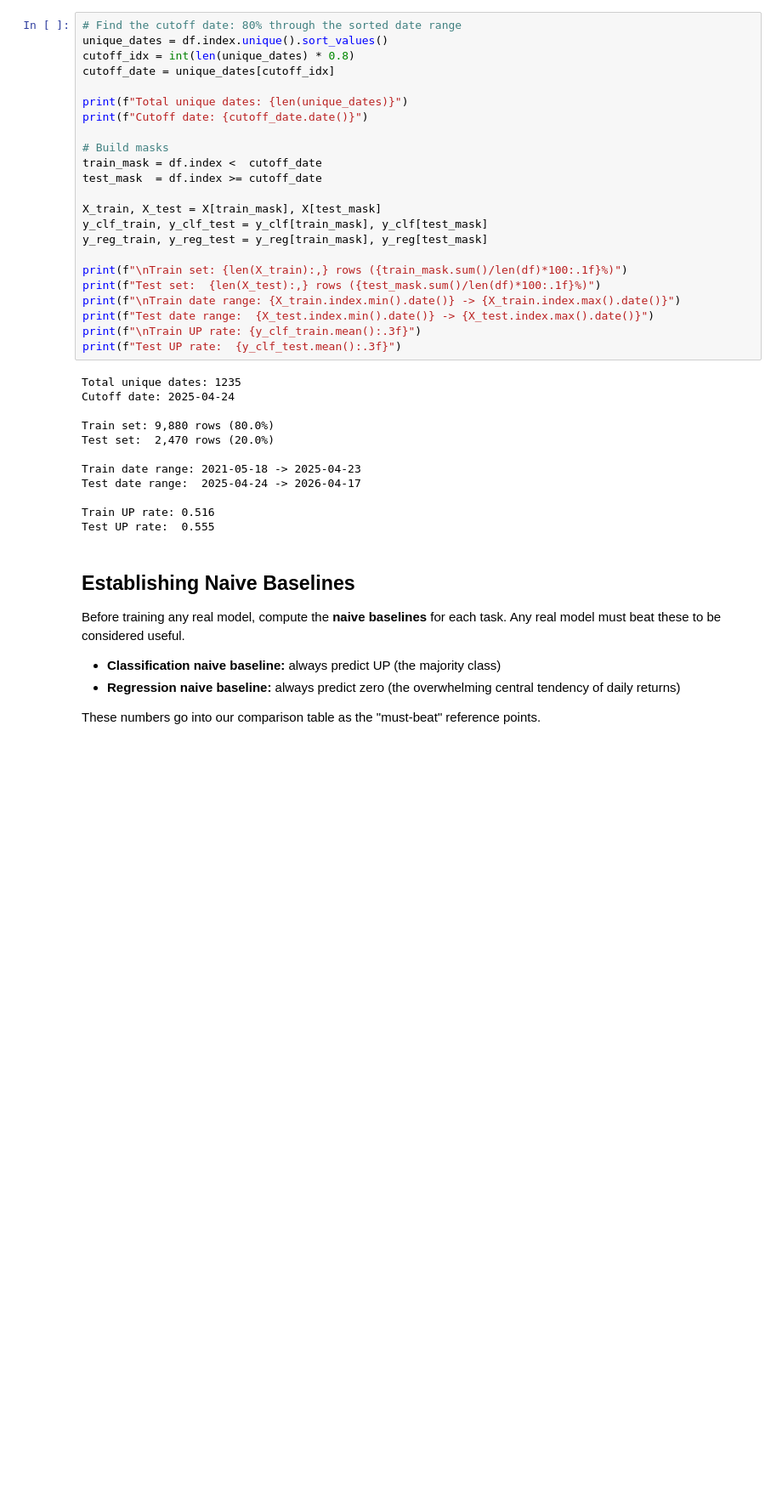
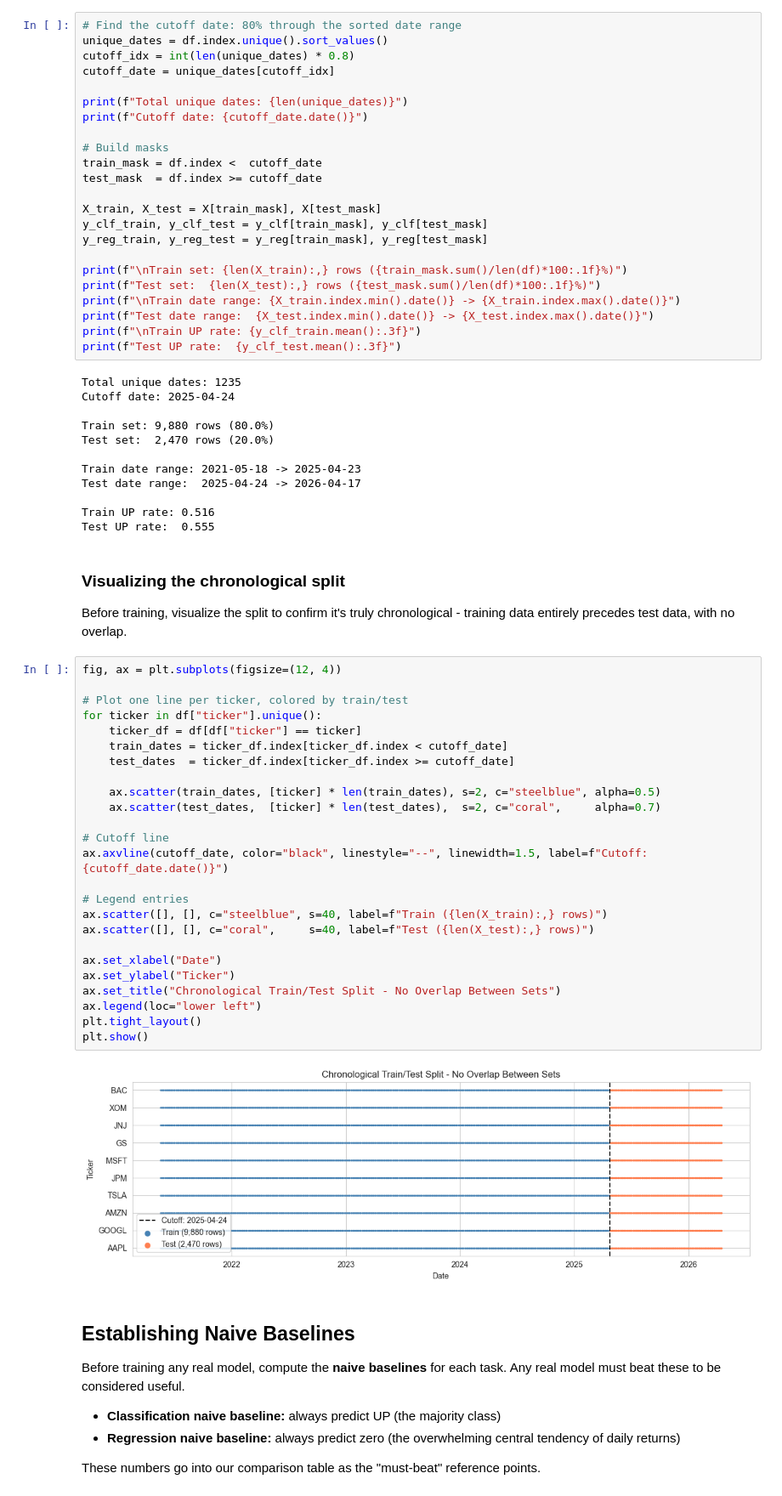
Before and after one commit to aasimsk98/NextTick, a Jupyter notebook: notebooks/02_baseline_models.ipynb, the cells around one changed output. Shown at 85% size. Drawn from its saved outputs; the diff is of its cells as text; blank space fills up the shorter version.

Commit message:
Phase 2: add visualizations + polish summary with final numbers

```diff
--- a/notebooks/02_baseline_models.ipynb
+++ b/notebooks/02_baseline_models.ipynb
@@ -158,6 +158,37 @@ Test date range:  2025-04-24 -> 2026-04-17
 
 Train UP rate: 0.516
 Test UP rate:  0.555
+# %% [markdown]
+### Visualizing the chronological split
+
+Before training, visualize the split to confirm it's truly chronological - training data entirely precedes test data, with no overlap.
+# %%
+fig, ax = plt.subplots(figsize=(12, 4))
+
+# Plot one line per ticker, colored by train/test
+for ticker in df["ticker"].unique():
+    ticker_df = df[df["ticker"] == ticker]
+    train_dates = ticker_df.index[ticker_df.index < cutoff_date]
+    test_dates  = ticker_df.index[ticker_df.index >= cutoff_date]
+
+    ax.scatter(train_dates, [ticker] * len(train_dates), s=2, c="steelblue", alpha=0.5)
+    ax.scatter(test_dates,  [ticker] * len(test_dates),  s=2, c="coral",     alpha=0.7)
+
+# Cutoff line
+ax.axvline(cutoff_date, color="black", linestyle="--", linewidth=1.5, label=f"Cutoff: {cutoff_date.date()}")
+
+# Legend entries
+ax.scatter([], [], c="steelblue", s=40, label=f"Train ({len(X_train):,} rows)")
+ax.scatter([], [], c="coral",     s=40, label=f"Test ({len(X_test):,} rows)")
+
+ax.set_xlabel("Date")
+ax.set_ylabel("Ticker")
+ax.set_title("Chronological Train/Test Split - No Overlap Between Sets")
+ax.legend(loc="lower left")
+plt.tight_layout()
+plt.show()
+# %% [output]
+[figure, added]
 # %% [markdown]
 ## Establishing Naive Baselines
 
```
Also changed, not shown: parts of 16 cells of this notebook, 1 other file.
